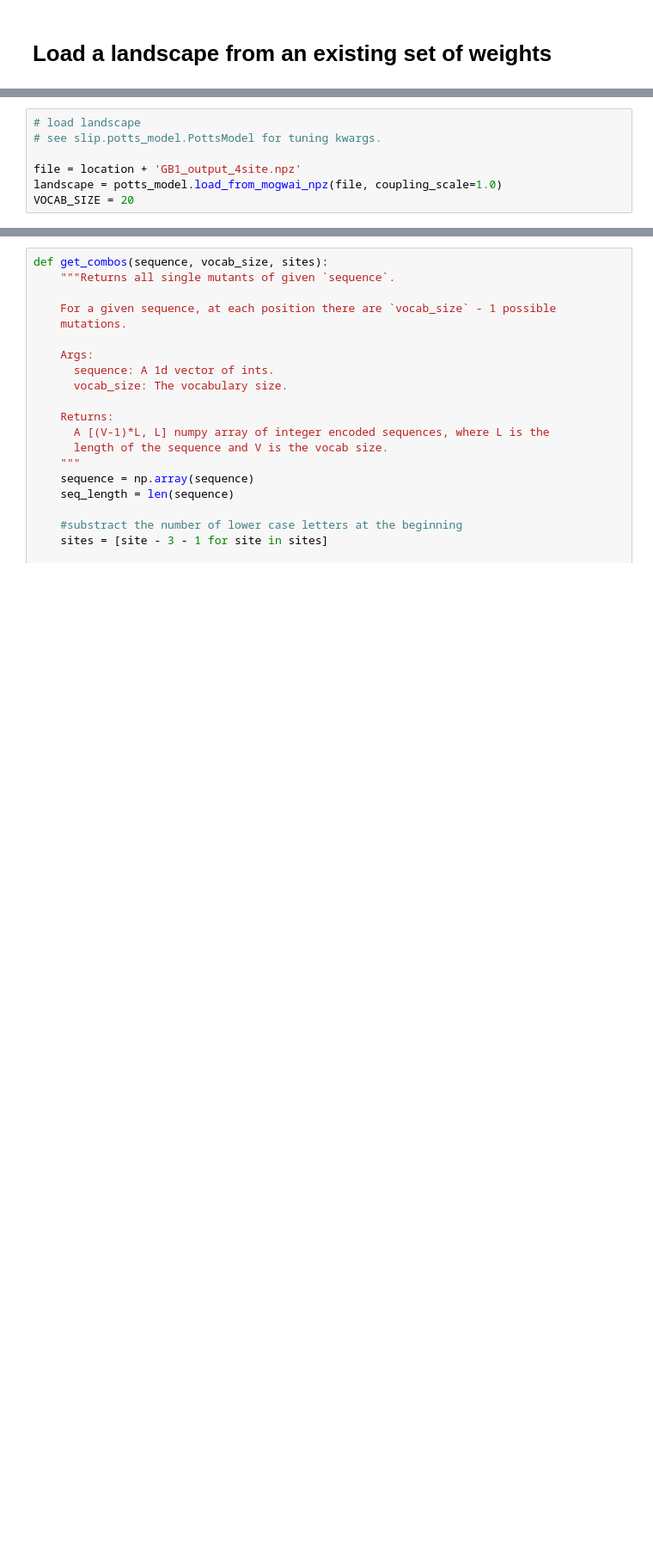
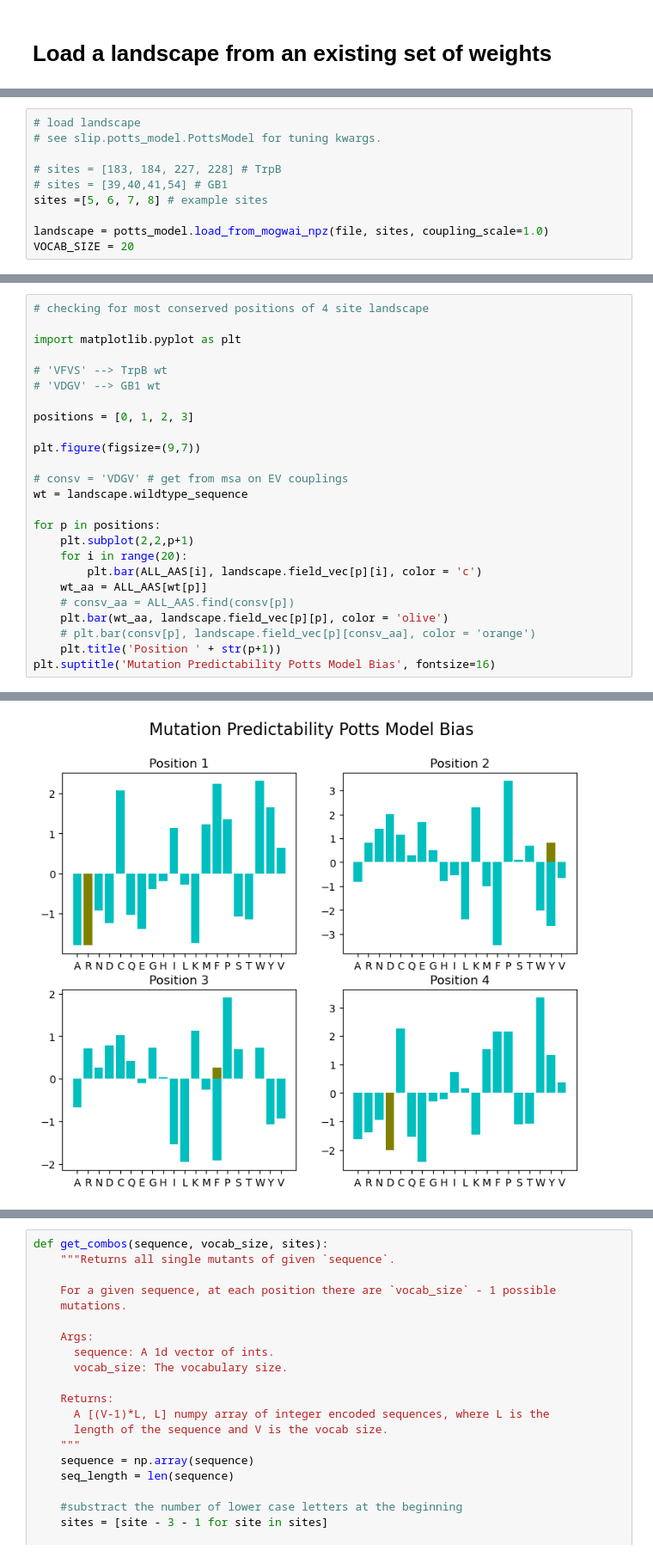
Before and after one commit to zshivji/synthetic_protein_landscapes, a Jupyter notebook: 2_generate_synthetic_landscape.ipynb, the cells around one changed output, grey strips where cells are left out. Shown at 86% size. Drawn from its saved outputs; the diff is of its cells as text; blank space fills up the shorter version.

Commit message:
Updated potts_model.py
Updated "potts_model.py" to include site selection, reflected changes in "2_generate_synthetic_landscapes.ipynb"

```diff
--- a/2_generate_synthetic_landscape.ipynb
+++ b/2_generate_synthetic_landscape.ipynb
@@ -325,8 +283,11 @@ Text(0.5, 0.98, 'Mutation Predictability Potts Model Bias')
 # load landscape
 # see slip.potts_model.PottsModel for tuning kwargs.
 
-file = location + 'GB1_output_4site.npz'
-landscape = potts_model.load_from_mogwai_npz(file, coupling_scale=1.0)
+# sites = [183, 184, 227, 228] # TrpB
+# sites = [39,40,41,54] # GB1
+sites =[5, 6, 7, 8] # example sites
+
+landscape = potts_model.load_from_mogwai_npz(file, sites, coupling_scale=1.0)
 VOCAB_SIZE = 20
 # %%
 # whole landscape wildtype seq is correct (does not include lowercase letters)
@@ -341,0 +303,26 @@ V
+# %%
+# checking for most conserved positions of 4 site landscape
+
+import matplotlib.pyplot as plt
+
+# 'VFVS' --> TrpB wt
+# 'VDGV' --> GB1 wt
+
+positions = [0, 1, 2, 3]
+
+plt.figure(figsize=(9,7))
+
+# consv = 'VDGV' # get from msa on EV couplings
+wt = landscape.wildtype_sequence
+
+for p in positions:
+    plt.subplot(2,2,p+1)
+    for i in range(20):
+        plt.bar(ALL_AAS[i], landscape.field_vec[p][i], color = 'c')
+    wt_aa = ALL_AAS[wt[p]]
+    # consv_aa = ALL_AAS.find(consv[p])
+    plt.bar(wt_aa, landscape.field_vec[p][p], color = 'olive')
+    # plt.bar(consv[p], landscape.field_vec[p][consv_aa], color = 'orange')
+    plt.title('Position ' + str(p+1))
+plt.suptitle('Mutation Predictability Potts Model Bias', fontsize=16)
+# %% [output]
@@ -342,3 +330,4 @@ V
+[figure, added]
 # %%
 # Untuned landscape stats
 tuning.get_landscape_stats(landscape)
```
Also changed, not shown: parts of 17 cells of this notebook, 1 other file.
